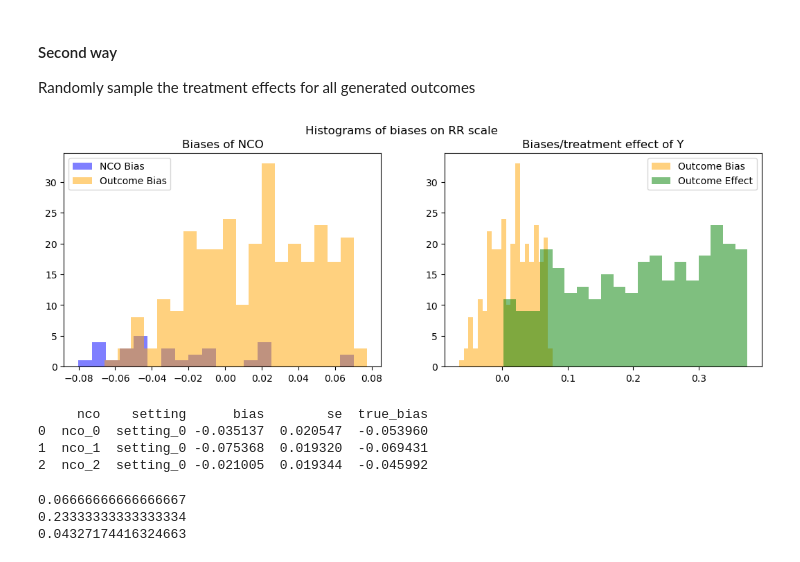
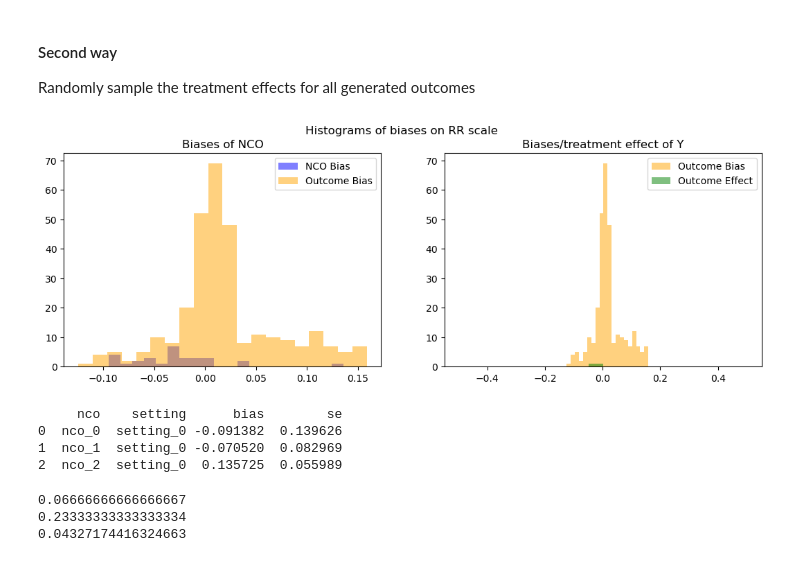
Before and after one commit to phuchonguyen/nco, a Jupyter notebook: jupyter/group-mean-model-binary-treatment-multiple-confounding.ipynb, the cells around one changed output. Drawn from its saved outputs; the diff is of its cells as text; code cells hidden in the pictures.

```diff
--- a/jupyter/group-mean-model-binary-treatment-multiple-confounding.ipynb
+++ b/jupyter/group-mean-model-binary-treatment-multiple-confounding.ipynb
@@ -154,7 +155,7 @@ n_a = 2
 K = math.comb(n_a, 2)
 
 # Generate latent space regression coefficients of U on A
-alpha_u = np.random.uniform(0.1, 0.3, size=p_u)  # effect of U on treatment assigment A
+alpha_u = np.array([0.2, 0.3]) #np.random.uniform(0.1, 0.3, size=p_u)  # effect of U on treatment assigment A
 
 # Generate unobserved confounder from standard normal
 U = np.random.normal(size=(n, p_u))
@@ -253,51 +264,41 @@ As seen above, the effect size doesn't effect the size of the bias. Is this only
 Randomly sample the treatment effects for all generated outcomes
 # %%
 # Generate n_y binary outcomes with random treatment effects
-beta = np.random.uniform(0, 1, size=(n_y))
-Y_0 = []
-Y_1 = []
-Y = []
+beta = np.zeros(n_y) #np.random.uniform(0, 1, size=(n_y))
 preds_0 = np.column_stack((U_1m, np.zeros(len(U_1m))))
 preds_1 = np.column_stack((U_1m, np.ones(len(U_1m))))
 b_tmps = np.row_stack((theta_y, beta))
-Y_1.append(bernoulli.rvs(p=expit(np.matmul(preds_1, b_tmps))))
-Y_0.append(bernoulli.rvs(p=expit(np.matmul(preds_0, b_tmps))))
-Y.append(bernoulli.rvs(p=expit(np.matmul(np.column_stack((U_1m, A_obs_1m)), b_tmps))))
+# counterfactual Y under treatment
+Y_1 = bernoulli.rvs(p=expit(np.outer(np.ones(1000000), p_y) + np.matmul(preds_1, b_tmps))) # 1M x n_y matrix
+# counterfactual Y under control
+Y_0 = bernoulli.rvs(p=expit(np.outer(np.ones(1000000), p_y) + np.matmul(preds_0, b_tmps)))
+# observed Y
+Y = bernoulli.rvs(p=expit(np.outer(np.ones(1000000), p_y) + np.matmul(np.column_stack((U_1m, A_obs_1m)), b_tmps)))
 # %%
-# Calculate true treatment effects and true biases
-bias_N = np.mean(N[A_obs == 1,:], axis=0) / np.mean(N[A_obs == 0,:], axis=0)
-bias_N_true = np.mean(N_1m[A_obs_1m == 1,:], axis=0) / np.mean(N_1m[A_obs_1m == 0,:], axis=0)
-bias_Y_true = []
-effect_Y_true = []
-i = 0
+# Calculate true treatment effects and true biases on RR scale
 # true effect size using counterfactual outcomes
-effect_tmp = np.mean(Y_1[i], axis=0) / np.mean(Y_0[i], axis=0)#np.mean(Y_1[i] - Y_0[i], axis=0)
-effect_Y_true.append(effect_tmp)
+effect_Y_true = np.mean(Y_1, axis=0) / np.mean(Y_0, axis=0) #np.mean(Y_1[i] - Y_0[i], axis=0)
 # observed effect size that is biased
-bias_tmp = np.mean(Y[i][A_obs_1m == 1,:], axis=0) / np.mean(Y[i][A_obs_1m == 0,:], axis=0)
+bias_Y_true = np.mean(Y[A_obs_1m == 1,:], axis=0) / np.mean(Y[A_obs_1m == 0,:], axis=0)
 # calculate the bias on the log RR scale: lRRbias = lRRobs - lRRtrue is equivalent to exp(lbias) = RRobs / RRtrue
-bias_tmp /= effect_tmp
-bias_Y_true.append(bias_tmp)
+bias_Y_true /= effect_Y_true
+# turn into an n_y x 1 matrix
+bias_Y_true = bias_Y_true.transpose()
-# %%
-# Reshape into a (n, 1) matrix
-bias_N = np.expand_dims(bias_N, 1)
-bias_N_true = np.expand_dims(bias_N_true, 1)
-bias_Y_true = np.array(bias_Y_true).transpose()
 # %%
 # Plot the true treatment effects and true biases
 fig, axs = plt.subplots(1, 2, figsize=(13, 4))
-axs[0].hist(np.log(bias_N_true), bins=20, color='blue', alpha=0.5, label='NCO Bias')
+axs[0].hist(np.log(bias_N), bins=20, color='blue', alpha=0.5, label='NCO Bias')
 axs[0].hist(np.log(bias_Y_true), bins=20, color='orange', alpha=0.5, label='Outcome Bias')
 axs[0].set_title('Biases of NCO')
 axs[0].legend()
 axs[1].hist(np.log(bias_Y_true), bins=20, color='orange', alpha=0.5, label='Outcome Bias')
 axs[1].hist(np.log(effect_Y_true[0]), bins=20, color='green', alpha=0.5, label='Outcome Effect')
 axs[1].set_title('Biases/treatment effect of Y')
 axs[1].legend()
 fig.suptitle('Histograms of biases on RR scale')
 plt.show()
 # %% [output]
-[figure, old version]
+[figure, new version]
 # %%
 # Define function for statistics: s.e. for the biases
 def get_boostrap_rd(indices, ncos, treatment, n):
@@ -345,13 +346,13 @@ data_long = pd.melt(data,
                     value_vars=data_columns,
                     var_name='setting', value_name='bias')
 data_long['se'] = se_bias_N.flatten('F')
-data_long['true_bias'] = np.log(bias_N_true).flatten('F') # bias is on RR scale
+# data_long['true_bias'] = np.log(bias_N_true).flatten('F') # bias is on RR scale
 print(data_long.head(3))
 # %% [output]
-     nco    setting      bias        se  true_bias
-0  nco_0  setting_0 -0.035137  0.020547  -0.053960
-1  nco_1  setting_0 -0.075368  0.019320  -0.069431
-2  nco_2  setting_0 -0.021005  0.019344  -0.045992
+     nco    setting      bias        se
+0  nco_0  setting_0 -0.091382  0.139626
+1  nco_1  setting_0 -0.070520  0.082969
+2  nco_2  setting_0  0.135725  0.055989
 # %%
 # Define the correct delta: all zero because U has an effect on each NCO
 true_delta = 1*(np.isclose(np.log(bias_N_true), 0, atol=1e-02))
```
Also changed, not shown: parts of 9 cells of this notebook, 7 other files.
